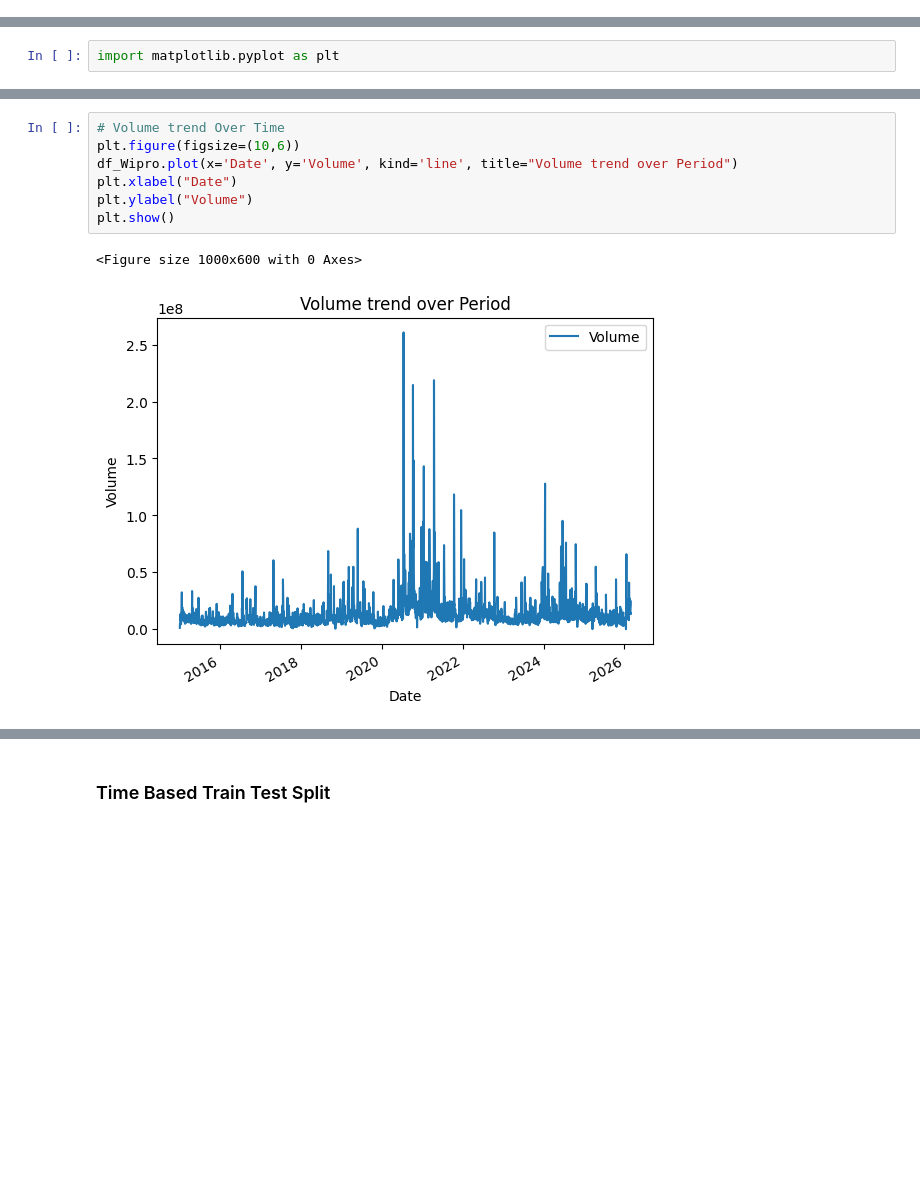
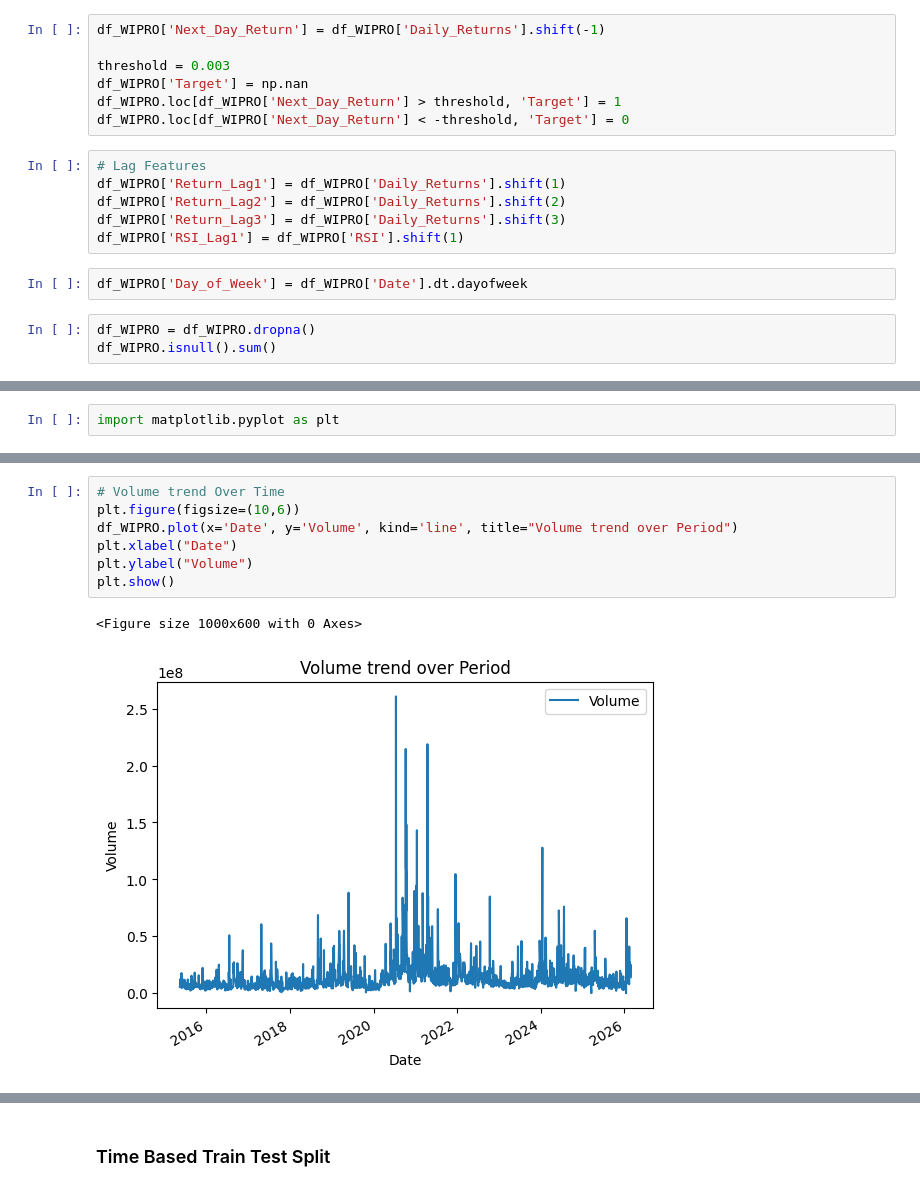
Before and after one commit to vishesh2305/SUL_Stock_Prediction_Analysis, a Jupyter notebook: IT_Notebook_WIPRO.ipynb, the cells around one changed output, grey strips where cells are left out. Cells and saved outputs as stored; diff of their text form; blank space fills up the shorter version.

```diff
--- a/IT_Notebook_WIPRO.ipynb
+++ b/IT_Notebook_WIPRO.ipynb
@@ -58,0 +149,18 @@ df_Wipro = df_Wipro.sort_values(by="Date").reset_index(drop=True)
+# %%
+df_WIPRO['Next_Day_Return'] = df_WIPRO['Daily_Returns'].shift(-1)
+
+threshold = 0.003
+df_WIPRO['Target'] = np.nan
+df_WIPRO.loc[df_WIPRO['Next_Day_Return'] > threshold, 'Target'] = 1
+df_WIPRO.loc[df_WIPRO['Next_Day_Return'] < -threshold, 'Target'] = 0
+# %%
+# Lag Features
+df_WIPRO['Return_Lag1'] = df_WIPRO['Daily_Returns'].shift(1)
+df_WIPRO['Return_Lag2'] = df_WIPRO['Daily_Returns'].shift(2)
+df_WIPRO['Return_Lag3'] = df_WIPRO['Daily_Returns'].shift(3)
+df_WIPRO['RSI_Lag1'] = df_WIPRO['RSI'].shift(1)
+# %%
+df_WIPRO['Day_of_Week'] = df_WIPRO['Date'].dt.dayofweek
+# %%
+df_WIPRO = df_WIPRO.dropna()
+df_WIPRO.isnull().sum()
@@ -71,13 +203,13 @@ plt.show()
 # %%
 # Volume trend Over Time
 plt.figure(figsize=(10,6))
-df_Wipro.plot(x='Date', y='Volume', kind='line', title="Volume trend over Period")
+df_WIPRO.plot(x='Date', y='Volume', kind='line', title="Volume trend over Period")
 plt.xlabel("Date")
 plt.ylabel("Volume")
 plt.show()
 # %% [output]
 <Figure size 1000x600 with 0 Axes>
-[figure, old version]
+[figure, new version]
 # %%
 # The Line shows a Outlier in Volume . Check it using Box Plot
 plt.figure(figsize=(10,6))
```
Also changed, not shown: parts of 95 cells of this notebook, 2 other files.
